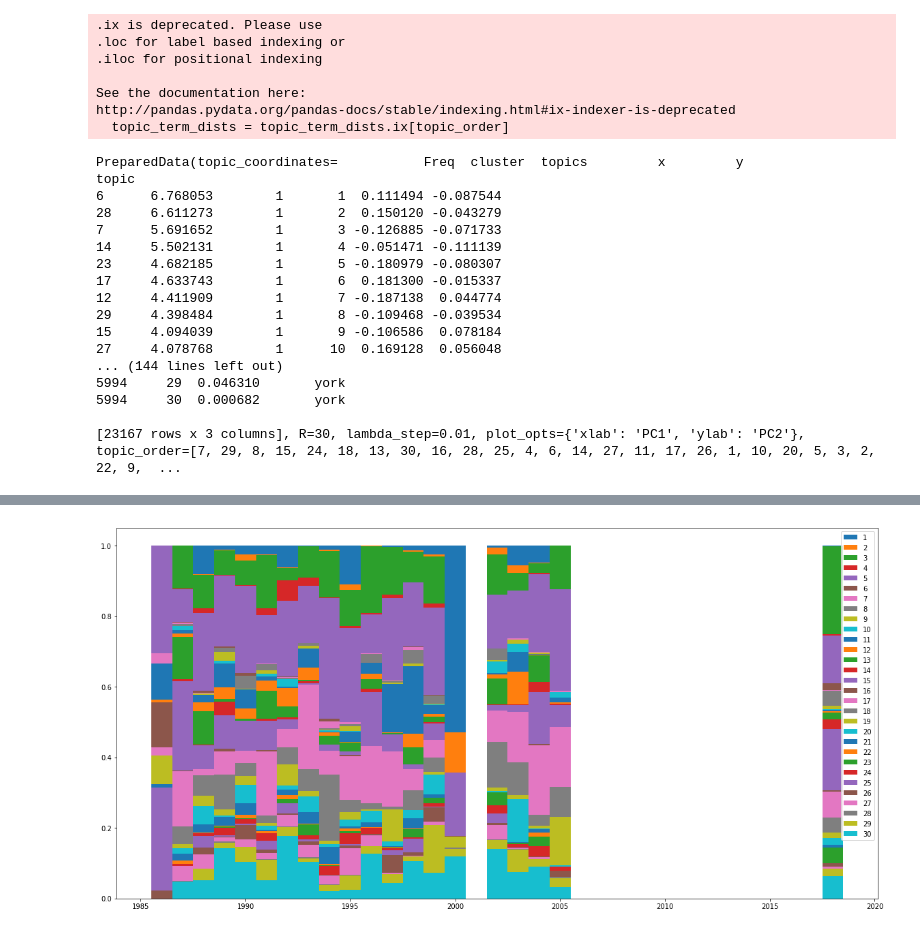
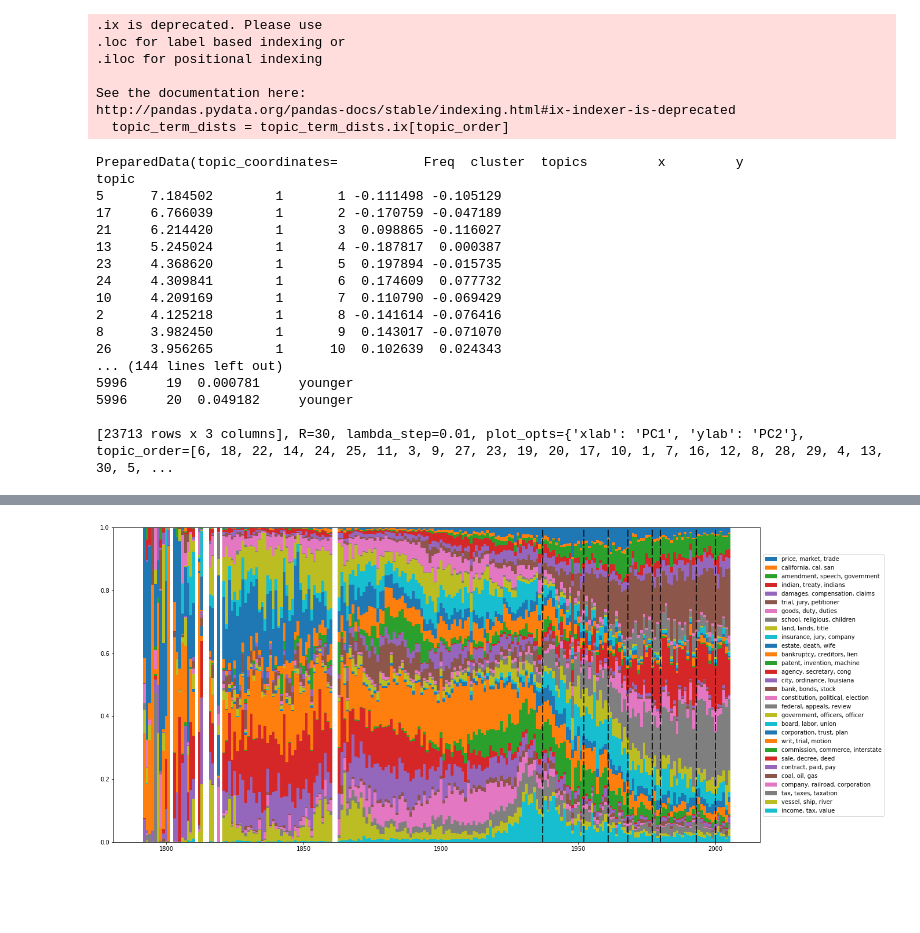
Before and after one commit to ed1d1a8d/17.835-project, a Jupyter notebook: notebooks/lda.ipynb, the cells around one changed output, grey strips where cells are left out. Drawn from its saved outputs; the diff is of its cells as text; code cells hidden in the pictures; blank space fills up the shorter version.

```diff
--- a/notebooks/lda.ipynb
+++ b/notebooks/lda.ipynb
@@ -18,4 +18,4 @@ import matplotlib.pyplot as plt
 np.random.seed(41 * 41)
 # %%
 %%time
-df = pd.read_csv('../data/parsedv3.csv')
+df = pd.read_csv('../data/parsedv5.csv')
@@ -55,7 +79,7 @@ def show_topics(vectorizer=tf_vectorizer, lda_model=lda_model, n_words=15):
         topic_keywords.append(keywords.take(top_keyword_locs))
     return topic_keywords
 
-topic_keywords = show_topics(vectorizer=tf_vectorizer, lda_model=lda_model, n_words=1)
+topic_keywords = show_topics(vectorizer=tf_vectorizer, lda_model=lda_model, n_words=3)
 words=[]
-for i in topic_keywords:
-    words.append(topic_keywords[i][0])
+for tk in topic_keywords:
+    words.append(", ".join(tk))
@@ -73,21 +95,21 @@ http://pandas.pydata.org/pandas-docs/stable/indexing.html#ix-indexer-is-deprecat
   topic_term_dists = topic_term_dists.ix[topic_order]
 PreparedData(topic_coordinates=           Freq  cluster  topics         x         y
 topic
-6      6.768053        1       1  0.111494 -0.087544
-28     6.611273        1       2  0.150120 -0.043279
-7      5.691652        1       3 -0.126885 -0.071733
-14     5.502131        1       4 -0.051471 -0.111139
-23     4.682185        1       5 -0.180979 -0.080307
-17     4.633743        1       6  0.181300 -0.015337
-12     4.411909        1       7 -0.187138  0.044774
-29     4.398484        1       8 -0.109468 -0.039534
-15     4.094039        1       9 -0.106586  0.078184
-27     4.078768        1      10  0.169128  0.056048
+5      7.184502        1       1 -0.111498 -0.105129
+17     6.766039        1       2 -0.170759 -0.047189
+21     6.214420        1       3  0.098865 -0.116027
+13     5.245024        1       4 -0.187817  0.000387
+23     4.368620        1       5  0.197894 -0.015735
+24     4.309841        1       6  0.174609  0.077732
+10     4.209169        1       7  0.110790 -0.069429
+2      4.125218        1       8 -0.141614 -0.076416
+8      3.982450        1       9  0.143017 -0.071070
+26     3.956265        1      10  0.102639  0.024343
 ... (144 lines left out)
-5994     29  0.046310       york
-5994     30  0.000682       york
+5996     19  0.000781     younger
+5996     20  0.049182     younger
 
-[23167 rows x 3 columns], R=30, lambda_step=0.01, plot_opts={'xlab': 'PC1', 'ylab': 'PC2'}, topic_order=[7, 29, 8, 15, 24, 18, 13, 30, 16, 28, 25, 4, 6, 14, 27, 11, 17, 26, 1, 10, 20, 5, 3, 2, 22, 9,  ...
+[23713 rows x 3 columns], R=30, lambda_step=0.01, plot_opts={'xlab': 'PC1', 'ylab': 'PC2'}, topic_order=[6, 18, 22, 14, 24, 25, 11, 3, 9, 27, 23, 19, 20, 17, 10, 1, 7, 16, 12, 8, 28, 29, 4, 13, 30, 5, ...
 # %%
 doc_topic_sums = doc_topic_dist.sum(axis=1)
 doc_topic_dist = doc_topic_dist / doc_topic_sums[:, np.newaxis]
@@ -120,6 +142,8 @@ plt.bar(plt_years, dist[:, 0], width=1, bottom = bot)
 for i in range(1, NUM_TOPICS):
     bot -= dist[:, i]
     plt.bar(plt_years, dist[:, i], bottom=bot, width=1)
-plt.legend(words)
-for x in [1937, 1952, 1961, 1968, 1977, 1980, 1993, 2000]:
+plt.legend(words, bbox_to_anchor=(1, 0.5), loc="center left")
+for i, x in enumerate([1937, 1952, 1961, 1968, 1977, 1980, 1993, 2000]):
     plt.axvline(x=x, dashes=[6, 2], color="black")
+plt.savefig('time.png', bbox_inches='tight', dpi=300, transparent=True)
+# %% [output]
@@ -126 +152,2 @@ for x in [1937, 1952, 1961, 1968, 1977, 1980, 1993, 2000]:
+[figure, added]
 # %%
@@ -157,4 +182,0 @@ def plot_person(last):
-# %%
-plot_person("Scalia")
-# %% [output]
-[figure, removed]
```
Also changed, not shown: parts of 12 cells of this notebook, 1 other file.
